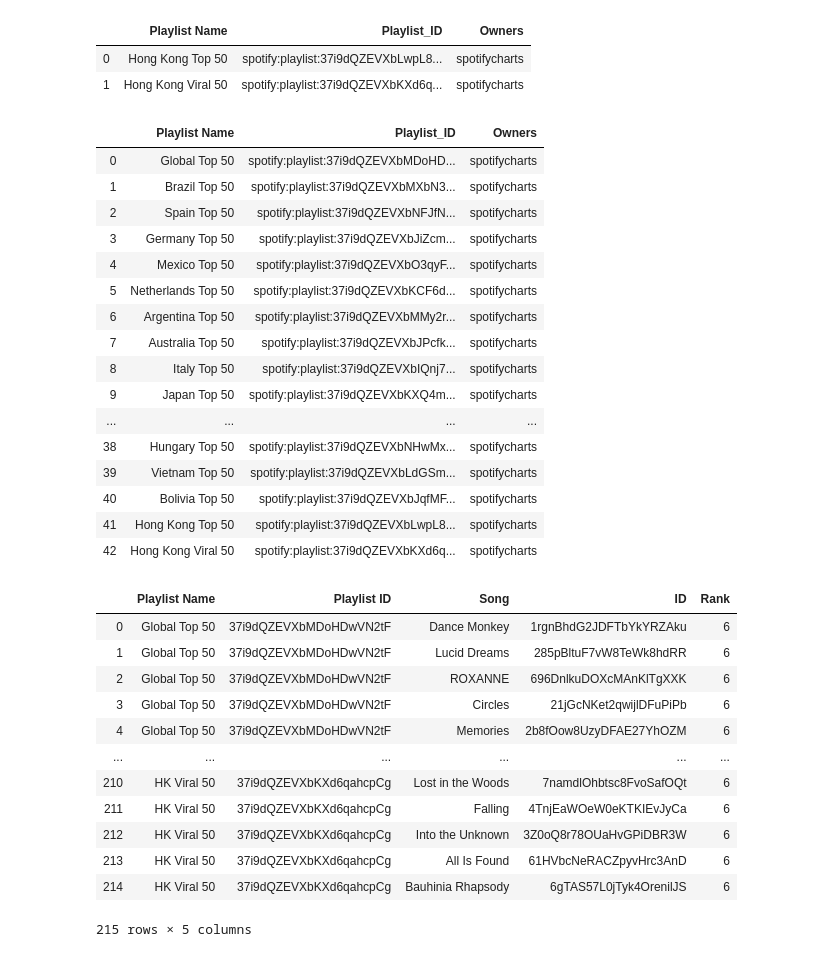
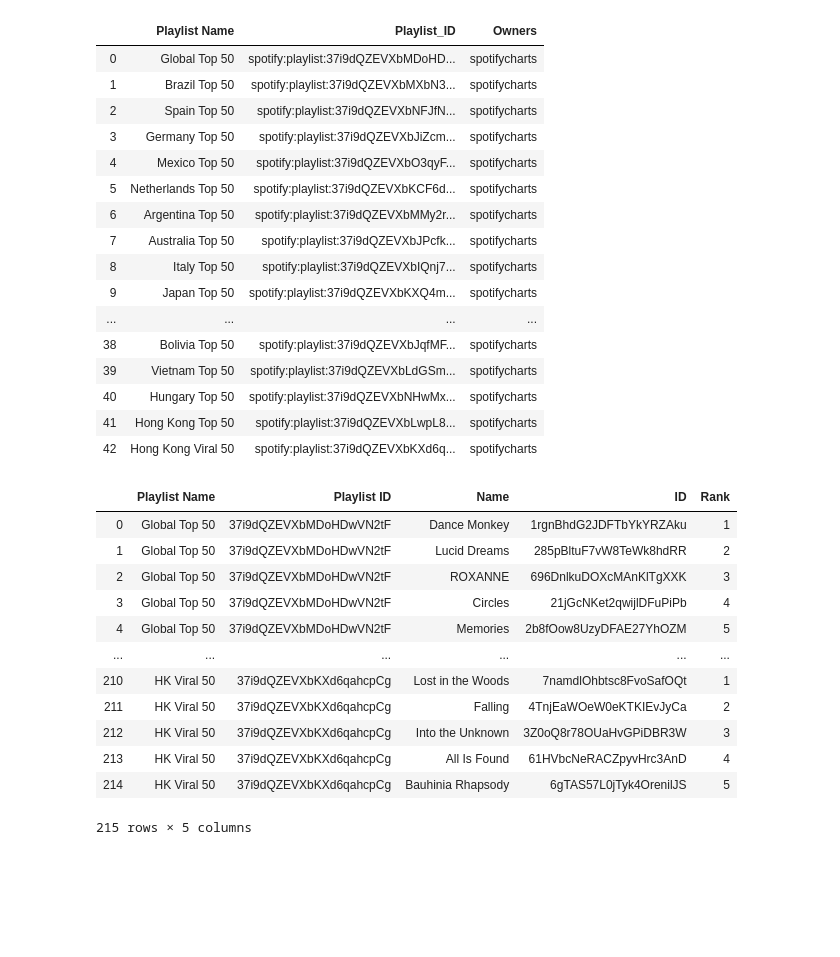
Before and after one commit to nawdah/project-1, a Jupyter notebook: Final_Analysis.ipynb, the cells around one changed output. Cells and saved outputs as stored; diff of their text form; code cells hidden in the pictures; blank space fills up the shorter version.

```diff
--- a/Final_Analysis.ipynb
+++ b/Final_Analysis.ipynb
@@ -122,10 +159,12 @@ apple_top_df
 
 jsonFormat = '&format=json'
 
-url = 'http://ws.audioscrobbler.com/2.0/?method=chart.gettoptracks'
-url_end = '&api_key=' + lastfm_api_key + jsonFormat
+lastfm_url = 'http://ws.audioscrobbler.com/2.0/?method=chart.gettoptracks'
+lastfm_url_end = '&api_key=' + lastfm_api_key + jsonFormat
 # %%
+# Get the top 5 tracks
 limit = '5'
+
 countries = ["Hong Kong", "Netherlands", "Australia",
              "Canada", "France", "Japan", "united kingdom", "Germany", "united states"]
 song_list = []
@@ -135,7 +174,7 @@ rank = []
 
 for country in countries:
     top_list = []
-    urlgeo = 'http://ws.audioscrobbler.com/2.0/?method=geo.gettoptracks&limit=' + limit + '&country=' + country + url_end
+    urlgeo = lastfm_url+'&limit=' + limit + '&country=' + country + lastfm_url_end
     try:
         lastfm_response = requests.get(urlgeo).json()
         top_list.append(lastfm_response["tracks"]["track"])
@@ -190,29 +290,3 @@ credentials = oauth2.SpotifyClientCredentials(
 
 token = credentials.get_access_token()
 spotify = spotipy.Spotify(auth=token)
-# %%
-spotify =spotipy.Spotify(auth=token)
-sp1=spotify.search(q="year:2019",type = "track",limit=10,market="us")\
-
-song = []
-album = []
-pop=[]
-artist=[]
-for i,t in enumerate (sp1["tracks"]["items"]):
-    name_1=(i,t["name"])
-    album_1=(t["album"]["name"])
-    song.append(name_1[1])
-    album.append(album_1)
-    pop.append(t["popularity"])
-    artist.append(t["artists"][0]["name"])
-final = {
-    "Name": song,
-    "Album":album,
-    "Popularity":pop,
-    "Artist":artist
-}
-
-df = pd.DataFrame(final)
-new_df=df.sort_values(["Popularity"],ascending=False)
-
-new_df
@@ -291,11 +354,6 @@ play_final_t = {
     "Owners":owners_p_t
 }
 playlist_df_t = pd.DataFrame(play_final_t)
-playlist_df_t.tail()
-# %% [output]
-|  | Playlist Name | Playlist_ID | Owners |
-| 0 | Hong Kong Top 50 | spotify:playlist:37i9dQZEVXbLwpL8... | spotifycharts |
-| 1 | Hong Kong Viral 50 | spotify:playlist:37i9dQZEVXbKXd6q... | spotifycharts |
 # %%
 final_playists_df = pd.concat([playlist_df,playlist_df_t])
 final_playists_df.reset_index(inplace=True, drop=True)
@@ -313,9 +371,9 @@ final_playists_df
 | 8 | Italy Top 50 | spotify:playlist:37i9dQZEVXbIQnj7... | spotifycharts |
 | 9 | Japan Top 50 | spotify:playlist:37i9dQZEVXbKXQ4m... | spotifycharts |
 | ... | ... | ... | ... |
-| 38 | Hungary Top 50 | spotify:playlist:37i9dQZEVXbNHwMx... | spotifycharts |
+| 38 | Bolivia Top 50 | spotify:playlist:37i9dQZEVXbJqfMF... | spotifycharts |
 | 39 | Vietnam Top 50 | spotify:playlist:37i9dQZEVXbLdGSm... | spotifycharts |
-| 40 | Bolivia Top 50 | spotify:playlist:37i9dQZEVXbJqfMF... | spotifycharts |
+| 40 | Hungary Top 50 | spotify:playlist:37i9dQZEVXbNHwMx... | spotifycharts |
 | 41 | Hong Kong Top 50 | spotify:playlist:37i9dQZEVXbLwpL8... | spotifycharts |
 | 42 | Hong Kong Viral 50 | spotify:playlist:37i9dQZEVXbKXd6q... | spotifycharts |
 # %%
@@ -351,26 +409,26 @@ for x in p_id2:
 # %%
 music_df = pd.DataFrame({
     "Playlist Name" : p_name,
     "Playlist ID" : test,
-    "Song" : tracks,
+    "Name" : tracks,
     "ID":t_ids,
-    "Rank":rank
+    "Rank":tracker
 })
 music_df["Playlist Name"] = music_df["Playlist Name"].replace({'United States Top 50' : 'US Top 50', 'United Kingdom Top 50' : 'UK Top 50', 'Hong Kong Viral 50': 'HK Viral 50'})
 music_df
 # %% [output]
-|  | Playlist Name | Playlist ID | Song | ID | Rank |
-| 0 | Global Top 50 | 37i9dQZEVXbMDoHDwVN2tF | Dance Monkey | 1rgnBhdG2JDFTbYkYRZAku | 6 |
-| 1 | Global Top 50 | 37i9dQZEVXbMDoHDwVN2tF | Lucid Dreams | 285pBltuF7vW8TeWk8hdRR | 6 |
-| 2 | Global Top 50 | 37i9dQZEVXbMDoHDwVN2tF | ROXANNE | 696DnlkuDOXcMAnKlTgXXK | 6 |
-| 3 | Global Top 50 | 37i9dQZEVXbMDoHDwVN2tF | Circles | 21jGcNKet2qwijlDFuPiPb | 6 |
-| 4 | Global Top 50 | 37i9dQZEVXbMDoHDwVN2tF | Memories | 2b8fOow8UzyDFAE27YhOZM | 6 |
+|  | Playlist Name | Playlist ID | Name | ID | Rank |
+| 0 | Global Top 50 | 37i9dQZEVXbMDoHDwVN2tF | Dance Monkey | 1rgnBhdG2JDFTbYkYRZAku | 1 |
+| 1 | Global Top 50 | 37i9dQZEVXbMDoHDwVN2tF | Lucid Dreams | 285pBltuF7vW8TeWk8hdRR | 2 |
+| 2 | Global Top 50 | 37i9dQZEVXbMDoHDwVN2tF | ROXANNE | 696DnlkuDOXcMAnKlTgXXK | 3 |
+| 3 | Global Top 50 | 37i9dQZEVXbMDoHDwVN2tF | Circles | 21jGcNKet2qwijlDFuPiPb | 4 |
+| 4 | Global Top 50 | 37i9dQZEVXbMDoHDwVN2tF | Memories | 2b8fOow8UzyDFAE27YhOZM | 5 |
 | ... | ... | ... | ... | ... | ... |
-| 210 | HK Viral 50 | 37i9dQZEVXbKXd6qahcpCg | Lost in the Woods | 7namdlOhbtsc8FvoSafOQt | 6 |
-| 211 | HK Viral 50 | 37i9dQZEVXbKXd6qahcpCg | Falling | 4TnjEaWOeW0eKTKIEvJyCa | 6 |
-| 212 | HK Viral 50 | 37i9dQZEVXbKXd6qahcpCg | Into the Unknown | 3Z0oQ8r78OUaHvGPiDBR3W | 6 |
-| 213 | HK Viral 50 | 37i9dQZEVXbKXd6qahcpCg | All Is Found | 61HVbcNeRACZpyvHrc3AnD | 6 |
-| 214 | HK Viral 50 | 37i9dQZEVXbKXd6qahcpCg | Bauhinia Rhapsody | 6gTAS57L0jTyk4OrenilJS | 6 |
+| 210 | HK Viral 50 | 37i9dQZEVXbKXd6qahcpCg | Lost in the Woods | 7namdlOhbtsc8FvoSafOQt | 1 |
+| 211 | HK Viral 50 | 37i9dQZEVXbKXd6qahcpCg | Falling | 4TnjEaWOeW0eKTKIEvJyCa | 2 |
+| 212 | HK Viral 50 | 37i9dQZEVXbKXd6qahcpCg | Into the Unknown | 3Z0oQ8r78OUaHvGPiDBR3W | 3 |
+| 213 | HK Viral 50 | 37i9dQZEVXbKXd6qahcpCg | All Is Found | 61HVbcNeRACZpyvHrc3AnD | 4 |
+| 214 | HK Viral 50 | 37i9dQZEVXbKXd6qahcpCg | Bauhinia Rhapsody | 6gTAS57L0jTyk4OrenilJS | 5 |
 215 rows × 5 columns
 # %%
 country = []
```
Also changed, not shown: parts of 27 cells of this notebook.
